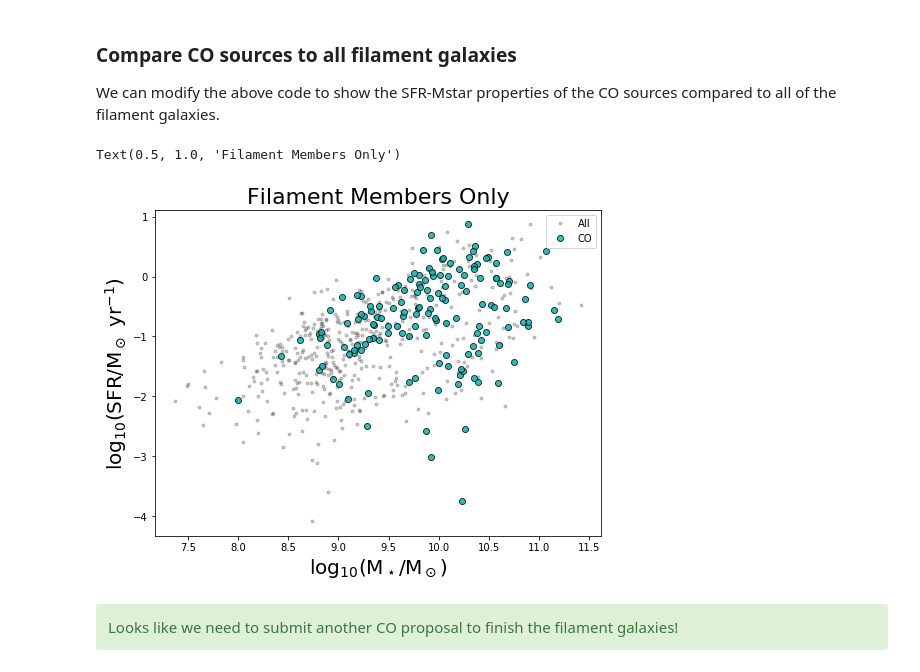
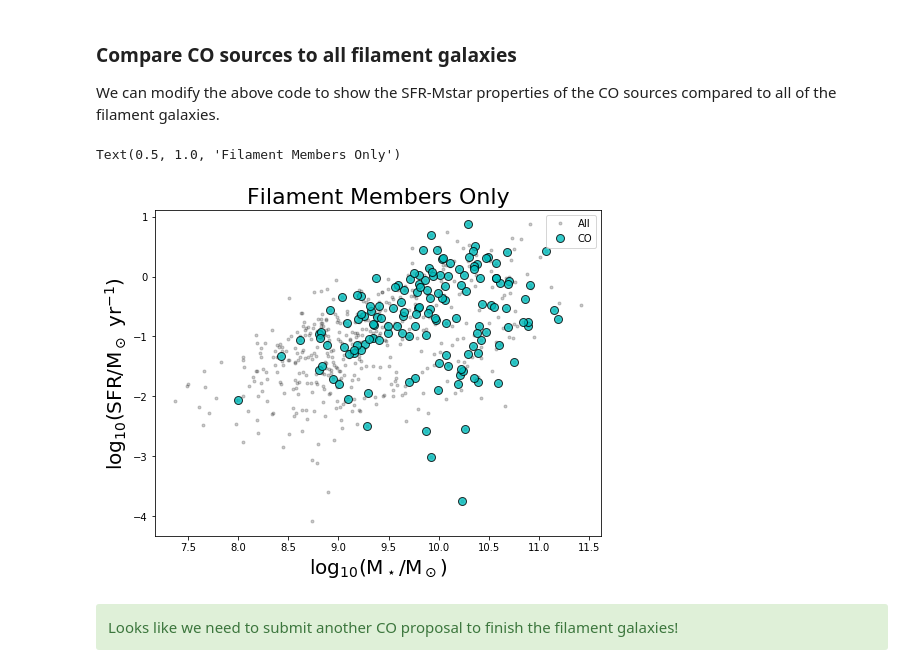
Before and after one commit to rfinn/Virgo, a Jupyter notebook: notebooks/using-vf-catalogs.ipynb, the cells around one changed output. Drawn from its saved outputs; the diff is of its cells as text; code cells hidden in the pictures.

```diff
--- a/notebooks/using-vf-catalogs.ipynb
+++ b/notebooks/using-vf-catalogs.ipynb
@@ -394,23 +394,23 @@ We can modify the above code to show the SFR-Mstar properties of the CO sources
 # %%
 plt.figure(figsize=(8,6))
 # make a flag for those with an available stellar mass, and filament member
 flag = v.main['Z0MGSflag'] & v.env['filament_member']
 
 # plot SFR vs stellar mass
 plt.plot(v.z0mgs['logmass'][flag],v.z0mgs['logsfr'][flag],'k.',alpha=.2,label='All')
 
 # now let's plot the CO sources as well, and require them to be filament members
 flagCO = v.main['Z0MGSflag'] & v.main['COflag'] & v.env['filament_member']
-plt.plot(v.z0mgs['logmass'][flagCO],v.z0mgs['logsfr'][flagCO],'co',mec='k',alpha=.8,label='CO')
+plt.plot(v.z0mgs['logmass'][flagCO],v.z0mgs['logsfr'][flagCO],'co',markersize=8,mec='k',alpha=.8,label='CO')
 
 plt.legend()
 
 plt.xlabel(r'$\rm \log_{10}(M_\star/M_\odot)$',fontsize=20)
 plt.ylabel(r'$\rm \log_{10}(SFR/M_\odot~yr^{-1})$',fontsize=20)
 plt.title('Filament Members Only',fontsize=22)
 # %% [output]
 Text(0.5, 1.0, 'Filament Members Only')
-[figure, old version]
+[figure, new version]
 # %% [markdown]
 <div class="alert alert-block alert-success">
     Looks like we need to submit another CO proposal to finish the filament galaxies!
```
Also changed, not shown: parts of 2 cells of this notebook.
